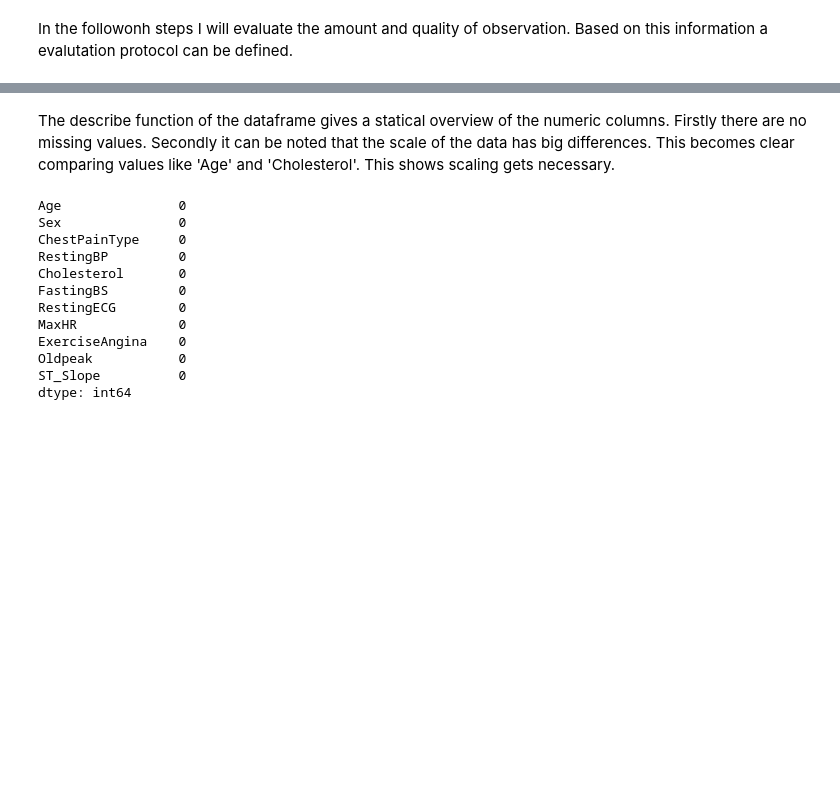
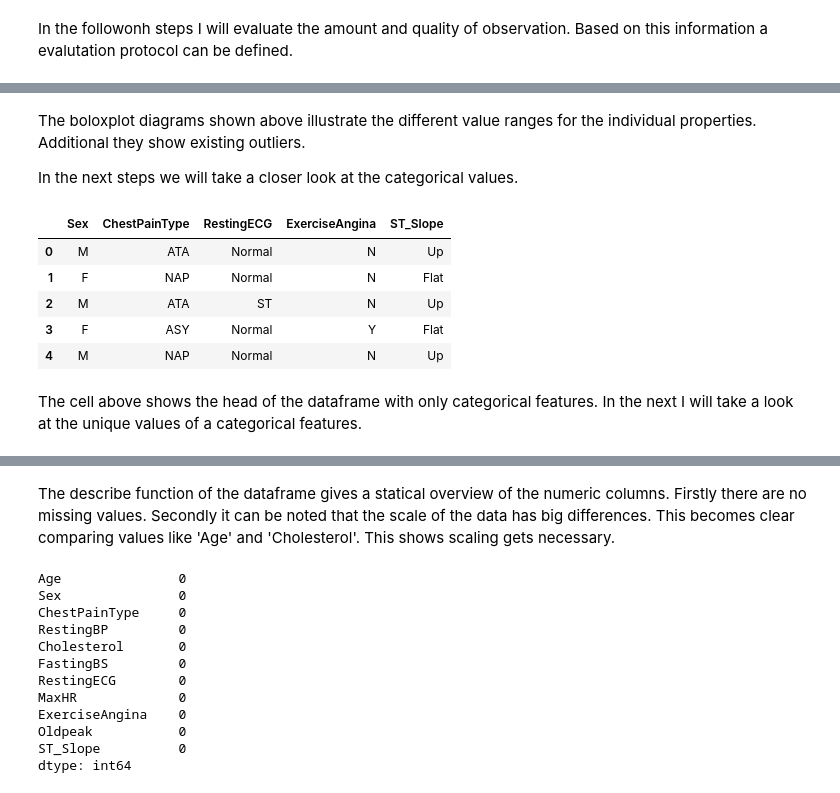
Before and after one commit to quantum-insights/DSM150_NN, a Jupyter notebook: cw1/cw1.ipynb, the cells around one changed output, grey strips where cells are left out. Drawn from its saved outputs; the diff is of its cells as text; code cells hidden in the pictures; blank space fills up the shorter version.

```diff
--- a/cw1/cw1.ipynb
+++ b/cw1/cw1.ipynb
@@ -122,0 +195,18 @@ In the followonh steps I will evaluate the amount and quality of observation. Ba
+# %% [markdown]
+The boloxplot diagrams shown above illustrate the different value ranges for the individual properties. Additional they show existing outliers.
+
+In the next steps we will take a closer look at the categorical values.
+# %%
+# create filter for categorical values
+cat_columns = ['Sex', 'ChestPainType', 'RestingECG', 'ExerciseAngina', 'ST_Slope']
+# print head of df for categorical values
+df[cat_columns].head()
+# %% [output]
+|  | Sex | ChestPainType | RestingECG | ExerciseAngina | ST_Slope |
+| 0 | M | ATA | Normal | N | Up |
+| 1 | F | NAP | Normal | N | Flat |
+| 2 | M | ATA | ST | N | Up |
+| 3 | F | ASY | Normal | Y | Flat |
+| 4 | M | NAP | Normal | N | Up |
+# %% [markdown]
+The cell above shows the head of the dataframe with only categorical features. In the next I will take a look at the unique values of a categorical features.
```
Also changed, not shown: parts of 20 cells of this notebook.
